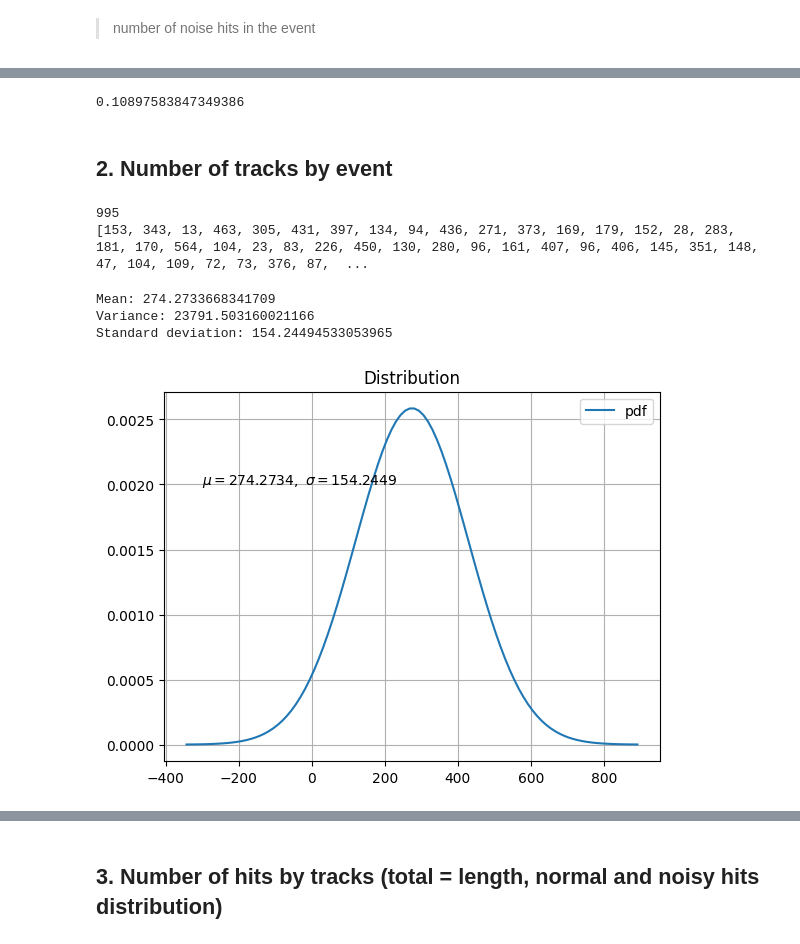
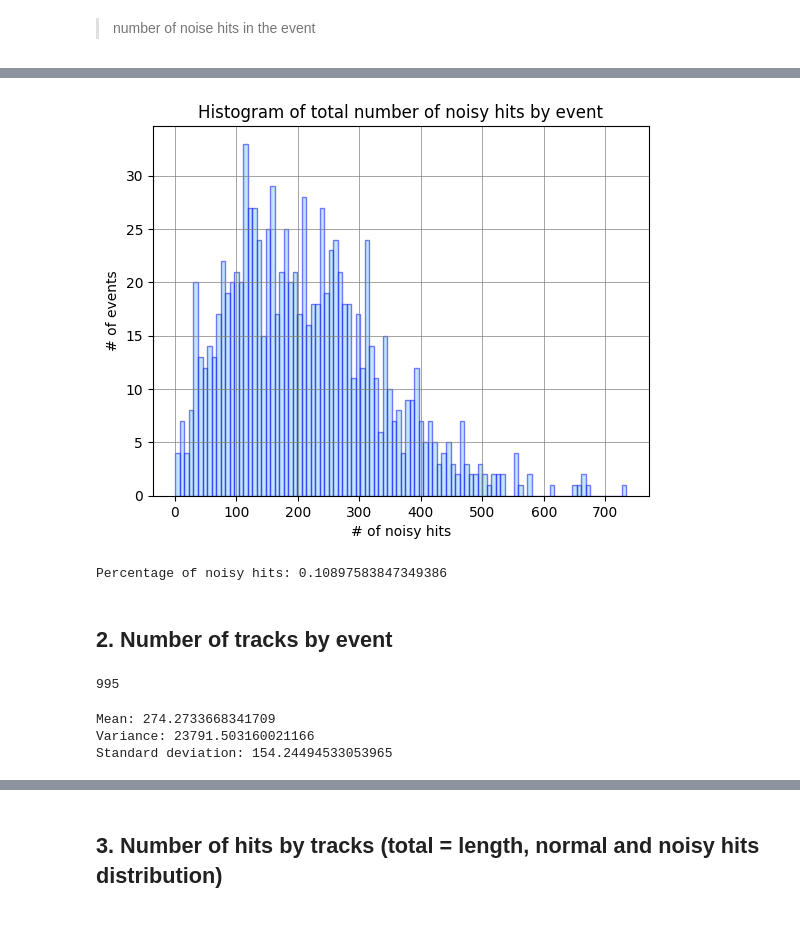
Before and after one commit to alawaree/Code_Thesis_HopfieldNetwork_VELO, a Jupyter notebook: data_analysis/general_data_analysis.ipynb, the cells around one changed output, grey strips where cells are left out. Cells and saved outputs as stored; diff of their text form; code cells hidden in the pictures.

```diff
--- a/data_analysis/general_data_analysis.ipynb
+++ b/data_analysis/general_data_analysis.ipynb
@@ -268,10 +252,14 @@ plot_distribution(mu, sigma, title='Distribution', safe_to_file=False)
+# %%
+plot_histogram(nr_noise_list, title="Histogram of total number of noisy hits by event", xlabel="# of noisy hits", ylabel="# of events", safe_to_file=False)
+# %% [output]
+[figure, added]
 # %%
 total_hits = sum(nr_hits_list)
 total_noise = sum(nr_noise_list)
 percentage= total_noise/total_hits
-print(percentage)
+print('Percentage of noisy hits:',percentage)
 # %% [output]
-0.10897583847349386
+Percentage of noisy hits: 0.10897583847349386
 # %% [markdown]
 ## 2. Number of tracks by event
 # %%
@@ -285,13 +273,6 @@ for event in jsons:
     nr_recon_tracks_list.append(len(tracks))
 # %%
 print(len(nr_recon_tracks_list))
-print(nr_recon_tracks_list)
+#print(nr_recon_tracks_list)
 # %% [output]
 995
-[153, 343, 13, 463, 305, 431, 397, 134, 94, 436, 271, 373, 169, 179, 152, 28, 283, 181, 170, 564, 104, 23, 83, 226, 450, 130, 280, 96, 161, 407, 96, 406, 145, 351, 148, 47, 104, 109, 72, 73, 376, 87,  ...
-# %%
-mu, var, sigma = data_distribution(nr_recon_tracks_list)
-# %% [output]
-Mean: 274.2733668341709
-Variance: 23791.503160021166
-Standard deviation: 154.24494533053965
@@ -312,4 +279,6 @@ plt.show()
-# %%
-plot_distribution(mu, sigma, title='Distribution', safe_to_file=False)
-# %% [output]
-[figure, removed]
+# %%
+mu_track, var_track, sigma_track = data_distribution(nr_recon_tracks_list)
+# %% [output]
+Mean: 274.2733668341709
+Variance: 23791.503160021166
+Standard deviation: 154.24494533053965
```
Also changed, not shown: parts of 44 cells of this notebook, 2 other files.
